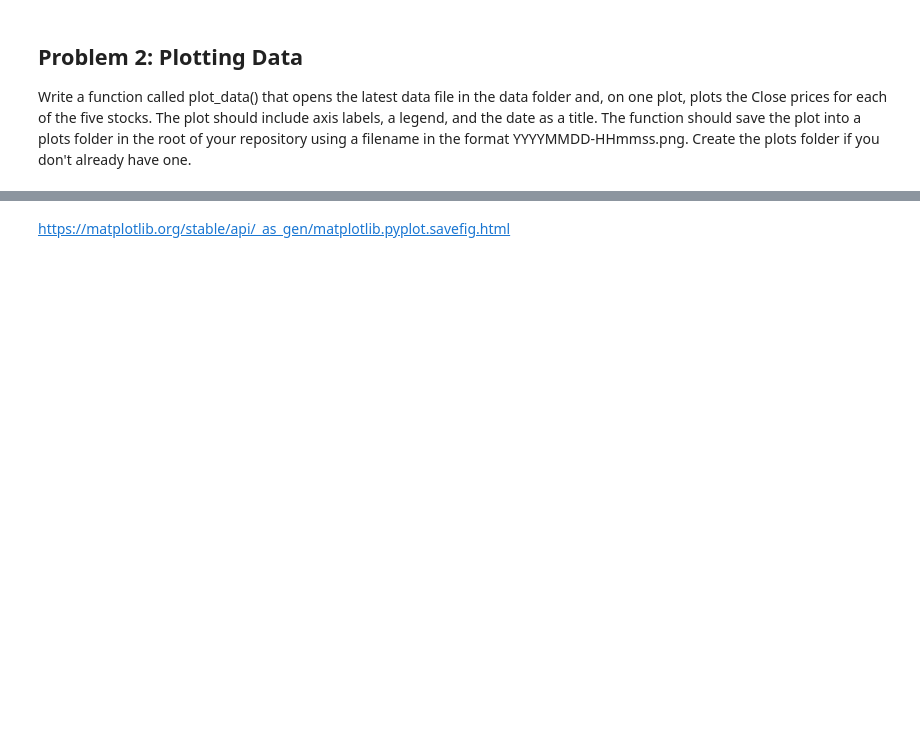
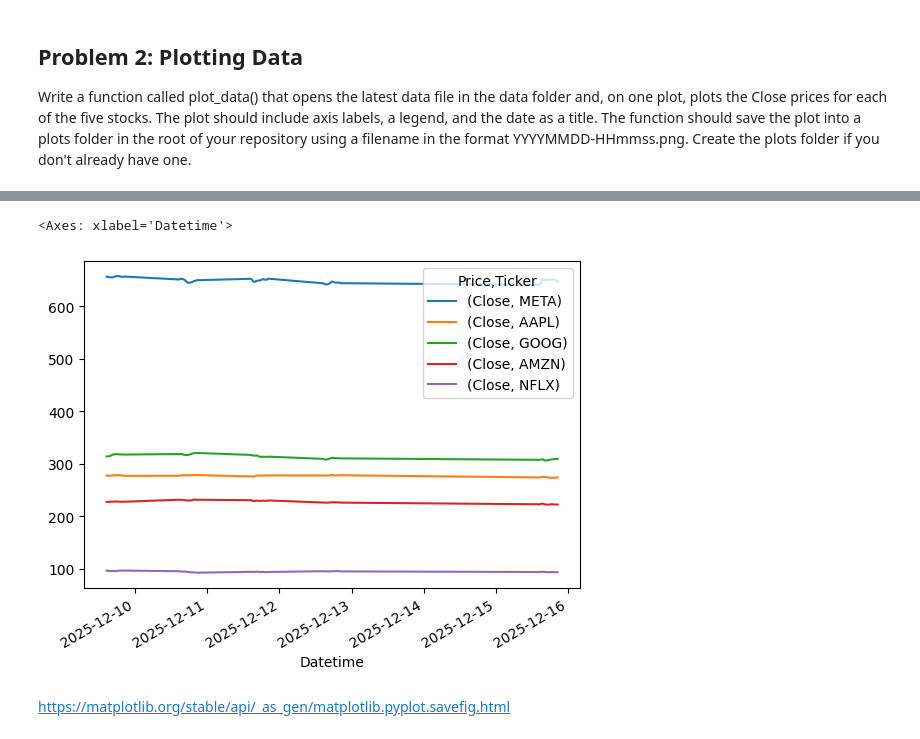
Before and after one commit to CherylClarke/COMPUTER--INFRASTRUCTURE, a Jupyter notebook: problems.ipynb, the cells around one changed output, grey strips where cells are left out. Drawn from its saved outputs; the diff is of its cells as text; code cells hidden in the pictures; blank space fills up the shorter version.

```diff
--- a/problems.ipynb
+++ b/problems.ipynb
@@ -132,3 +168,9 @@ Write a function called plot_data() that opens the latest data file in the data
+# %%
+# to get the closing prices for each ticker
+df[[('Close', 'META'), ('Close', 'AAPL'), ('Close', 'GOOG'), ('Close', 'AMZN'), ('Close', 'NFLX')]].plot()
+# %% [output]
+<Axes: xlabel='Datetime'>
+[figure, added]
 # %% [markdown]
 https://matplotlib.org/stable/api/_as_gen/matplotlib.pyplot.savefig.html
 # %% [markdown]
```
Also changed, not shown: parts of 5 cells of this notebook, 4 other files.
